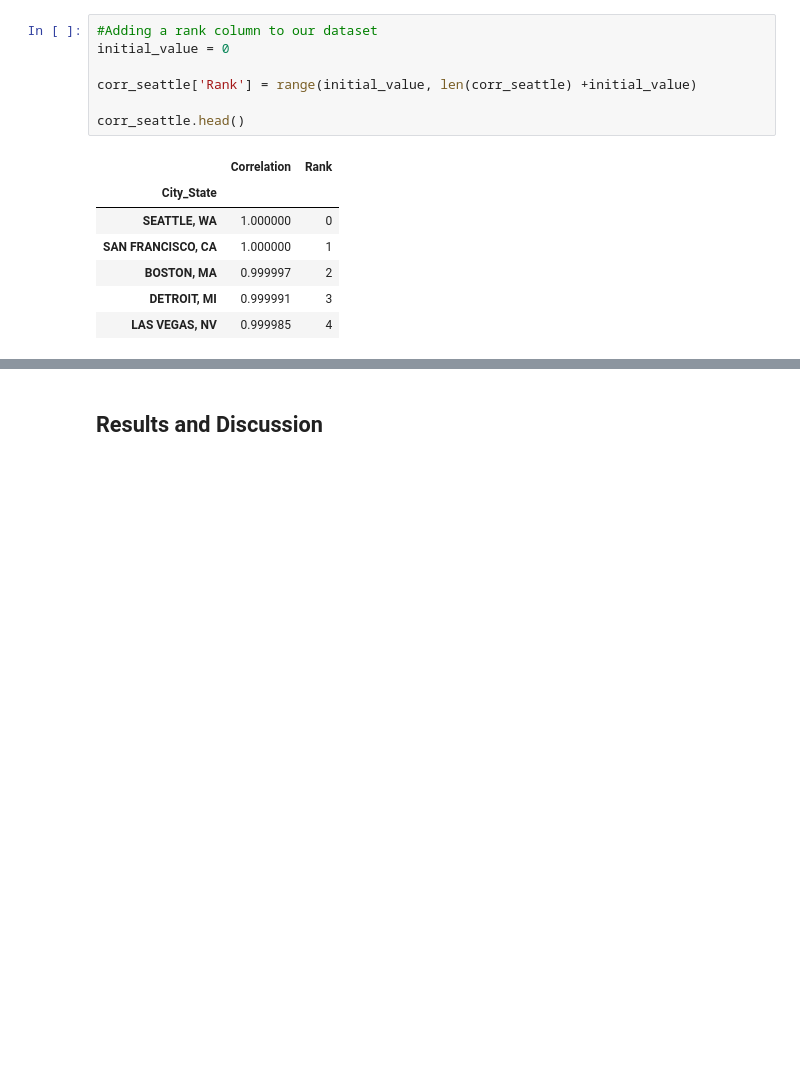
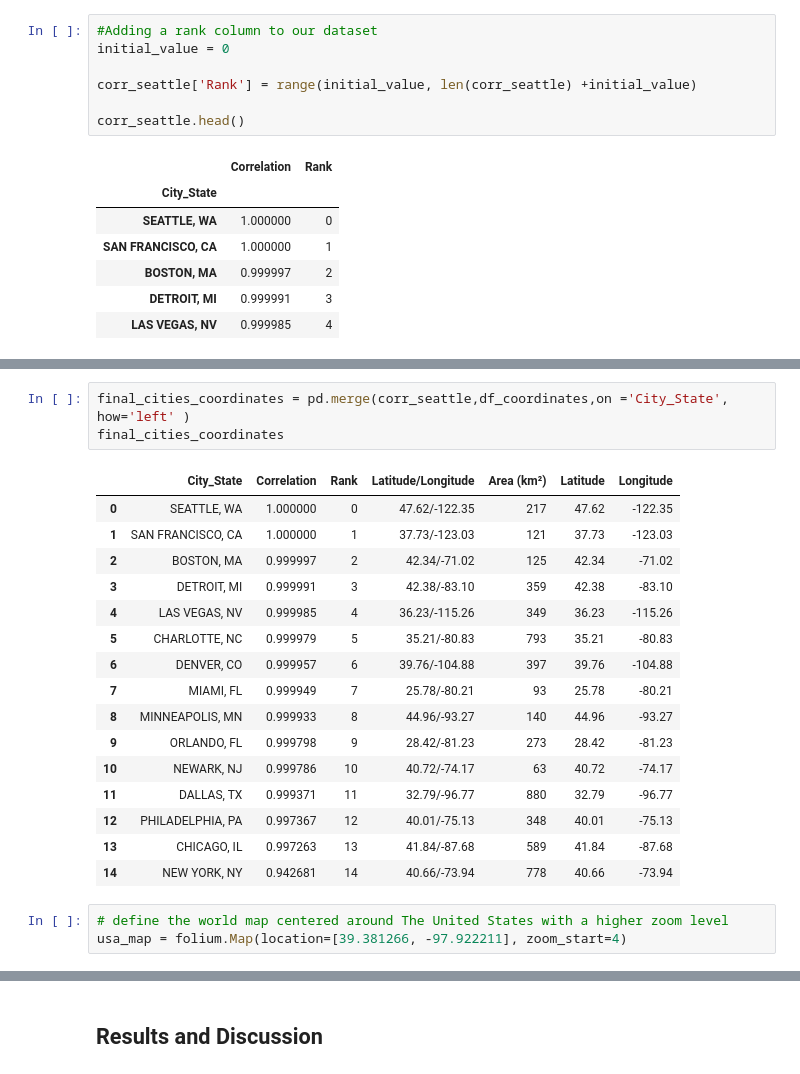
Before and after one commit to Stephanie-Nzouonta/Coursera_Capstone, a Jupyter notebook: Coursera_Capstone_Project_Notebook.ipynb, the cells around one changed output, grey strips where cells are left out. Saved outputs shown, nothing was run; the diff lists cells and outputs as text; blank space fills up the shorter version.

```diff
--- a/Coursera_Capstone_Project_Notebook.ipynb
+++ b/Coursera_Capstone_Project_Notebook.ipynb
@@ -3320,0 +3272,23 @@ corr_seattle
+# %%
+final_cities_coordinates = pd.merge(corr_seattle,df_coordinates,on ='City_State', how='left' )
+final_cities_coordinates
+# %% [output]
+|  | City_State | Correlation | Rank | Latitude/Longitude | Area (km²) | Latitude | Longitude |
+| 0 | SEATTLE, WA | 1.000000 | 0 | 47.62/-122.35 | 217 | 47.62 | -122.35 |
+| 1 | SAN FRANCISCO, CA | 1.000000 | 1 | 37.73/-123.03 | 121 | 37.73 | -123.03 |
+| 2 | BOSTON, MA | 0.999997 | 2 | 42.34/-71.02 | 125 | 42.34 | -71.02 |
+| 3 | DETROIT, MI | 0.999991 | 3 | 42.38/-83.10 | 359 | 42.38 | -83.10 |
+| 4 | LAS VEGAS, NV | 0.999985 | 4 | 36.23/-115.26 | 349 | 36.23 | -115.26 |
+| 5 | CHARLOTTE, NC | 0.999979 | 5 | 35.21/-80.83 | 793 | 35.21 | -80.83 |
+| 6 | DENVER, CO | 0.999957 | 6 | 39.76/-104.88 | 397 | 39.76 | -104.88 |
+| 7 | MIAMI, FL | 0.999949 | 7 | 25.78/-80.21 | 93 | 25.78 | -80.21 |
+| 8 | MINNEAPOLIS, MN | 0.999933 | 8 | 44.96/-93.27 | 140 | 44.96 | -93.27 |
+| 9 | ORLANDO, FL | 0.999798 | 9 | 28.42/-81.23 | 273 | 28.42 | -81.23 |
+| 10 | NEWARK, NJ | 0.999786 | 10 | 40.72/-74.17 | 63 | 40.72 | -74.17 |
+| 11 | DALLAS, TX | 0.999371 | 11 | 32.79/-96.77 | 880 | 32.79 | -96.77 |
+| 12 | PHILADELPHIA, PA | 0.997367 | 12 | 40.01/-75.13 | 348 | 40.01 | -75.13 |
+| 13 | CHICAGO, IL | 0.997263 | 13 | 41.84/-87.68 | 589 | 41.84 | -87.68 |
+| 14 | NEW YORK, NY | 0.942681 | 14 | 40.66/-73.94 | 778 | 40.66 | -73.94 |
+# %%
+# define the world map centered around The United States with a higher zoom level
+usa_map = folium.Map(location=[39.381266, -97.922211], zoom_start=4)
```
Also changed, not shown: parts of 27 cells of this notebook.
